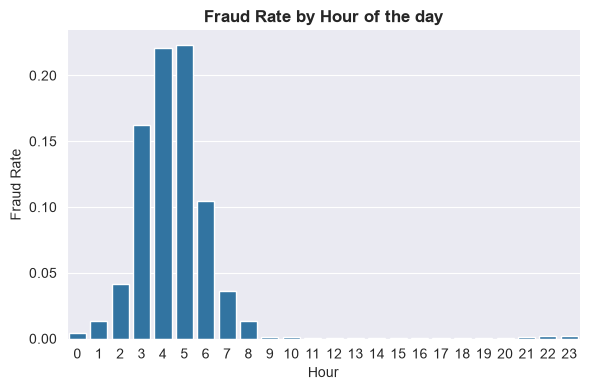
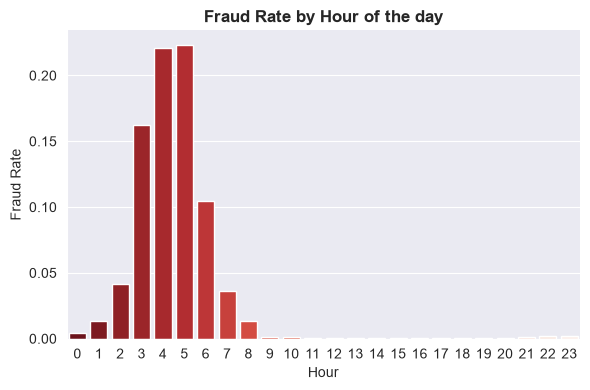
The change to this notebook cell's code, shown as a diff; its figure went from the first image to the second:
--- before
+++ after
@@ -1,4 +1,4 @@
 # Check fraud rate by hour 
-sns.barplot(data=hourly_stats,x='hour',y='fraud_rate')
+sns.barplot(data=hourly_stats,x='hour',y='fraud_rate',palette='Reds_r')
 plt.title('Fraud Rate by Hour of the day', fontweight='bold')
 plt.xlabel('Hour')

Commit: FastAPI integrated successfully